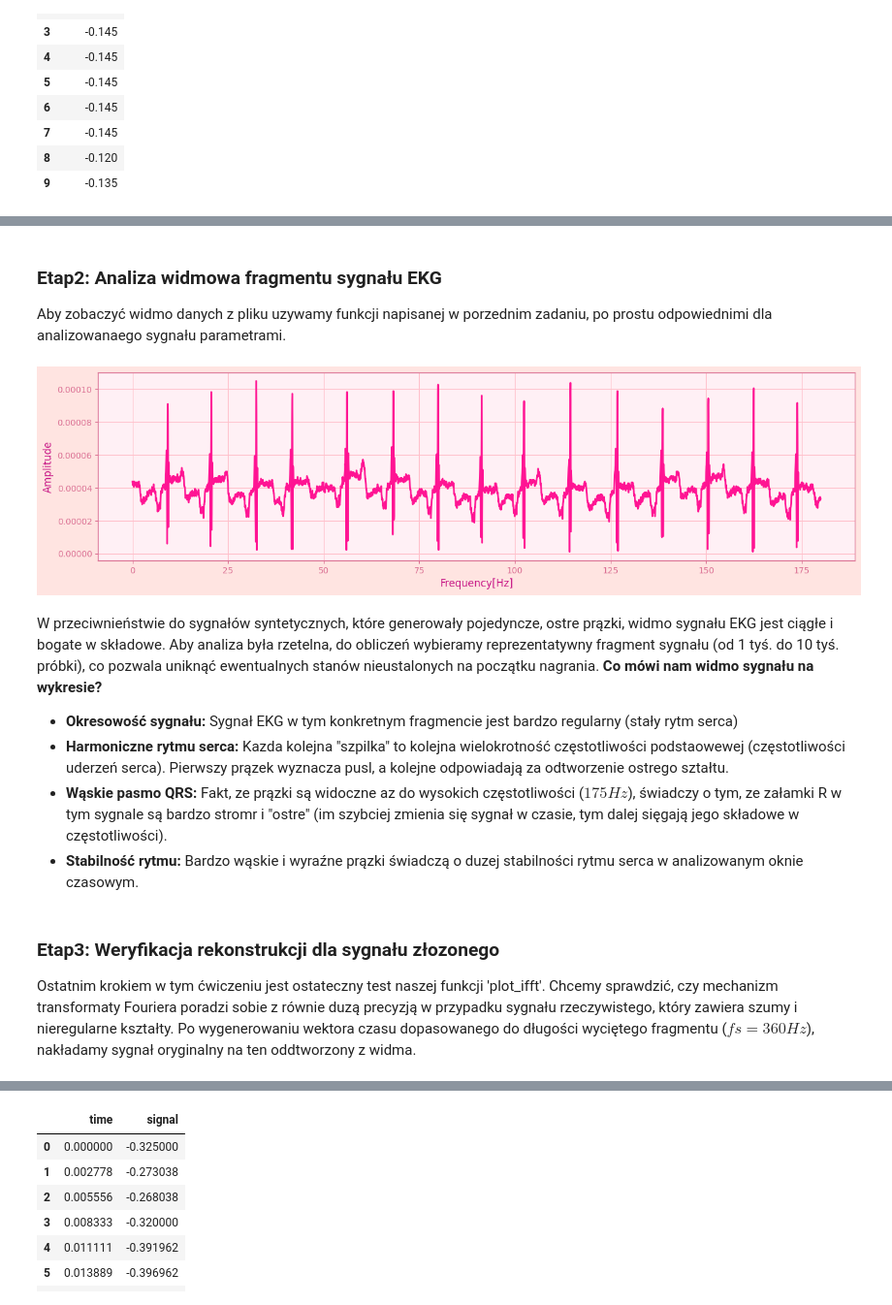
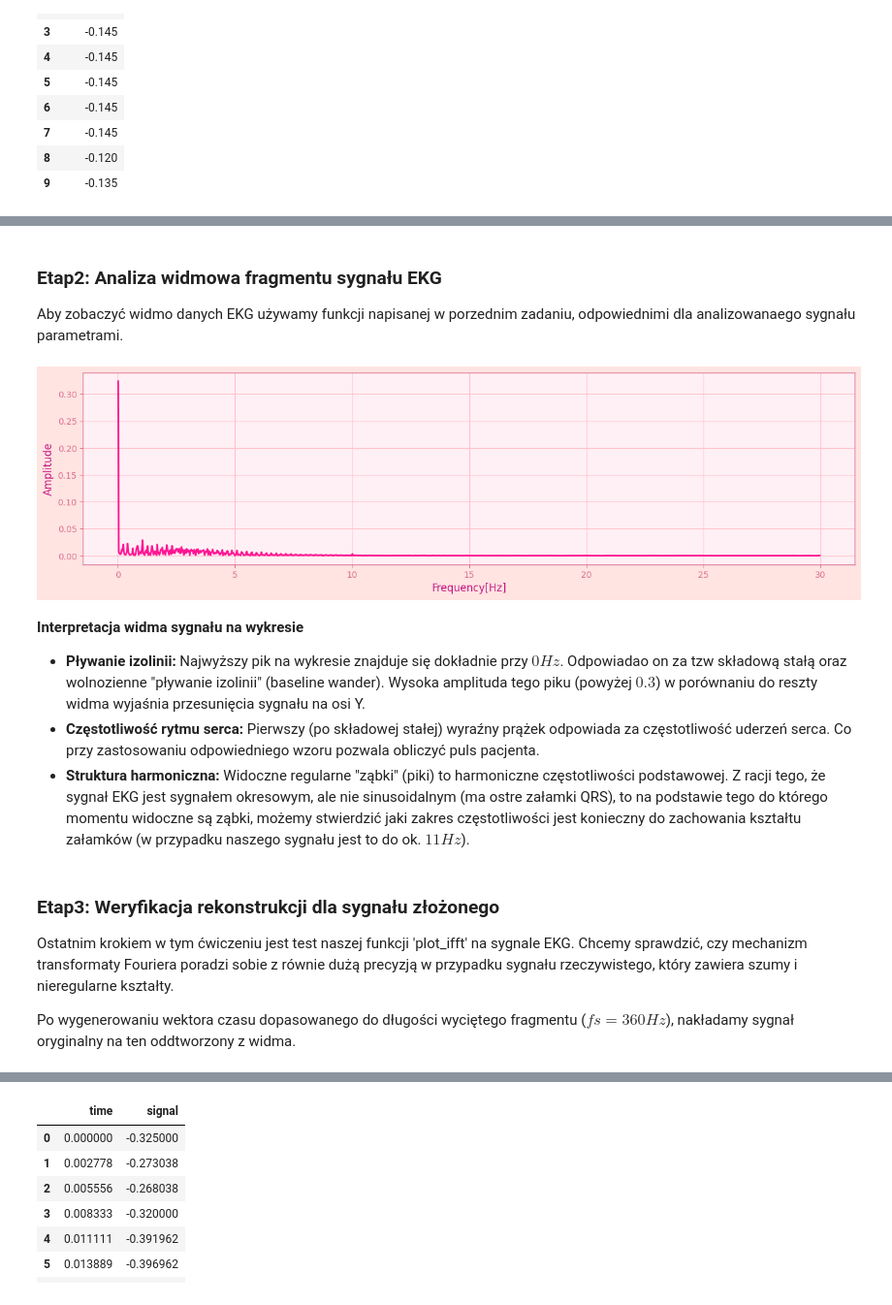
Before and after one commit to DamianRyczko/CPSiO, a Jupyter notebook: EKG/ekg.ipynb, the cells around one changed output, grey strips where cells are left out. Shown at 97% size. Cells and saved outputs as stored; diff of their text form; code cells hidden in the pictures.

```diff
--- a/EKG/ekg.ipynb
+++ b/EKG/ekg.ipynb
@@ -294,9 +296,9 @@ Pozwoliło nam to pozyskać solidną bazę do dalszych badań nad transformatą
 # %%
 
 #Generate sine wave signal for testing
-freq = 50
+freq = 500
 time = np.arange(0, 65536, 1/freq)
-signal = np.sin(2 * np.pi * 5 * time)
+signal = np.sin(2 * np.pi * 50 * time)
 
 df_signal = pd.DataFrame(signal, columns=['Signal'])
 
@@ -483,21 +512,21 @@ HBox(children=(Button(button_style='info', description='Update', style=ButtonSty
 # %% [markdown]
 ### **Etap2: Analiza widmowa fragmentu sygnału EKG**
-Aby zobaczyć widmo danych z pliku uzywamy funkcji napisanej w porzednim zadaniu, po prostu odpowiednimi dla analizowanaego sygnału parametrami.
+Aby zobaczyć widmo danych EKG używamy funkcji napisanej w porzednim zadaniu, odpowiednimi dla analizowanaego sygnału parametrami.
 # %%
-signal_ekg = df_ekg[1000:10000].to_numpy()
-calculate_and_plot_spectrum(signal_ekg,360)
+signal_ekg = df_ekg['Amplitude'][100:2000].to_numpy()
+calculate_and_plot_spectrum(signal_ekg,freq=60)
+#check
 # %% [output]
-[figure, old version]
+[figure, new version]
 # %% [markdown]
-W przeciwnieństwie do sygnałów syntetycznych, które generowały pojedyncze, ostre prązki, widmo sygnału EKG jest ciągłe i bogate w składowe. Aby analiza była rzetelna, do obliczeń wybieramy reprezentatywny fragment sygnału (od 1 tyś. do 10 tyś. próbki), co pozwala uniknąć ewentualnych stanów nieustalonych na początku nagrania.
-**Co mówi nam widmo sygnału na wykresie?**
-- **Okresowość sygnału:** Sygnał EKG w tym konkretnym fragmencie jest bardzo regularny (stały rytm serca)
-- **Harmoniczne rytmu serca:** Kazda kolejna "szpilka" to kolejna wielokrotność częstotliwości podstaowewej (częstotliwości uderzeń serca). Pierwszy prązek wyznacza pusl, a kolejne odpowiadają za odtworzenie ostrego ształtu.
-- **Wąskie pasmo QRS:** Fakt, ze prązki są widoczne az do wysokich częstotliwości ($175 Hz$), świadczy o tym, ze załamki R w tym sygnale są bardzo stromr i "ostre" (im szybciej zmienia się sygnał w czasie, tym dalej sięgają jego składowe w częstotliwości).
-- **Stabilność rytmu:** Bardzo wąskie i wyraźne prązki świadczą o duzej stabilności rytmu serca w analizowanym oknie czasowym.
+**Interpretacja widma sygnału na wykresie**
+- **Pływanie izolinii:** Najwyższy pik na wykresie znajduje się dokładnie przy $0Hz$. Odpowiadao on za tzw składową stałą oraz wolnozienne "pływanie izolinii" (baseline wander). Wysoka amplituda tego piku (powyżej $0.3$) w porównaniu do reszty widma wyjaśnia przesunięcia sygnału na osi Y.
+- **Częstotliwość rytmu serca:** Pierwszy (po składowej stałej) wyraźny prążek odpowiada za częstotliwość uderzeń serca. Co przy zastosowaniu odpowiedniego wzoru pozwala obliczyć puls pacjenta.
+- **Struktura harmoniczna:** Widoczne regularne "ząbki" (piki) to harmoniczne częstotliwości podstawowej. Z racji tego, że sygnał EKG jest sygnałem okresowym, ale nie sinusoidalnym (ma ostre załamki QRS), to na podstawie tego do którego momentu widoczne są ząbki, możemy stwierdzić jaki zakres częstotliwości jest konieczny do zachowania kształtu załamków (w przypadku naszego sygnału jest to do ok. $11Hz$).
 # %% [markdown]
-### **Etap3: Weryfikacja rekonstrukcji dla sygnału złozonego**
-Ostatnim krokiem w tym ćwiczeniu jest ostateczny test naszej funkcji 'plot_ifft'. Chcemy sprawdzić, czy mechanizm transformaty Fouriera poradzi sobie z równie duzą precyzją w przypadku sygnału rzeczywistego, który zawiera szumy i nieregularne kształty.
+### **Etap3: Weryfikacja rekonstrukcji dla sygnału złożonego**
+Ostatnim krokiem w tym ćwiczeniu jest test naszej funkcji 'plot_ifft' na sygnale EKG. Chcemy sprawdzić, czy mechanizm transformaty Fouriera poradzi sobie z równie dużą precyzją w przypadku sygnału rzeczywistego, który zawiera szumy i nieregularne kształty.
+
 Po wygenerowaniu wektora czasu dopasowanego do długości wyciętego fragmentu ($fs = 360 Hz$), nakładamy sygnał oryginalny na ten oddtworzony z widma.
 # %%
 # get time for EKG signal
```
Also changed, not shown: parts of 109 cells of this notebook, 14 other files.
